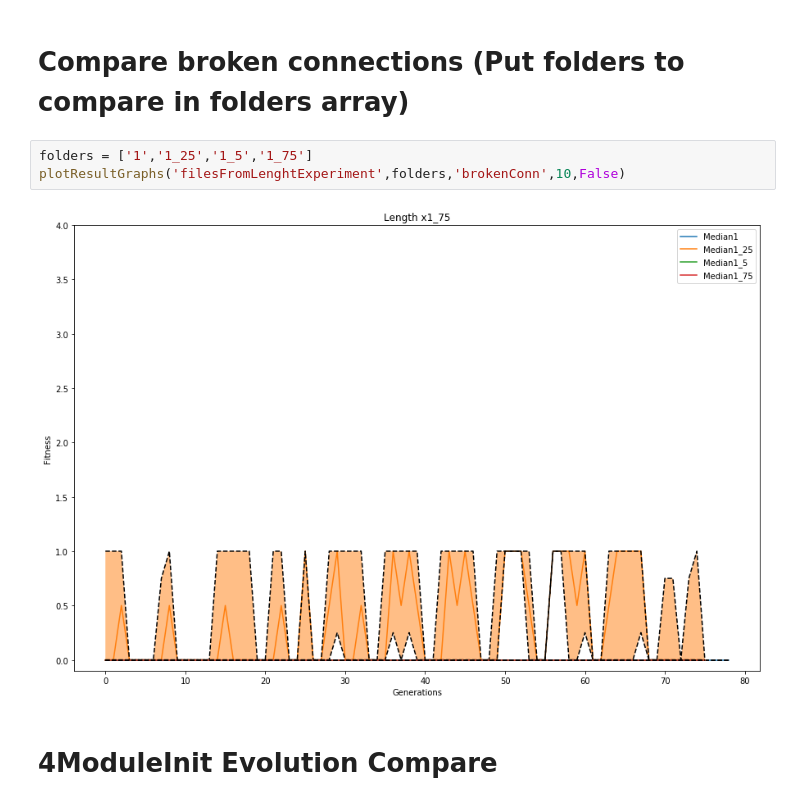
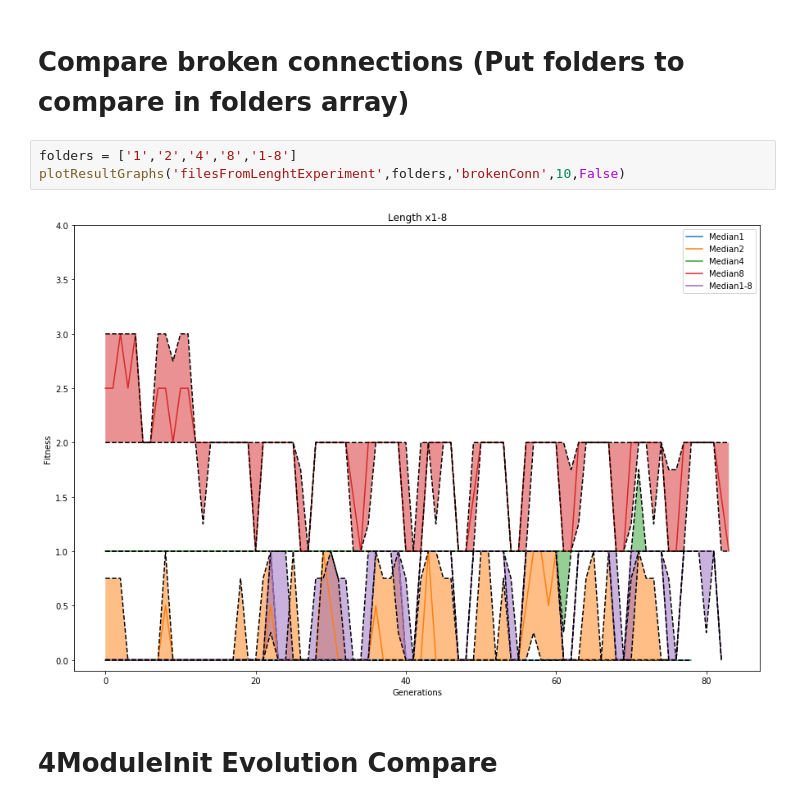
Before and after one commit to rmorenoga/paperGraphs, a Jupyter notebook: Graphs.ipynb, the cells around one changed output. Cells and saved outputs as stored; diff of their text form.

```diff
--- a/Graphs.ipynb
+++ b/Graphs.ipynb
@@ -167,10 +168,10 @@ plotResultGraphs('filesFromLenghtExperiment',folders,'brokenConn',10,True)
 # %% [markdown]
 # Compare broken connections (Put folders to compare in folders array)
 # %%
-folders = ['1','1_25','1_5','1_75']
+folders = ['1','2','4','8','1-8']
 plotResultGraphs('filesFromLenghtExperiment',folders,'brokenConn',10,False)
 # %% [output]
-[figure, old version]
+[figure, new version]
 # %% [markdown]
 # 4ModuleInit Evolution Compare
 # %%
```
Also changed, not shown: parts of 1 cell of this notebook.
